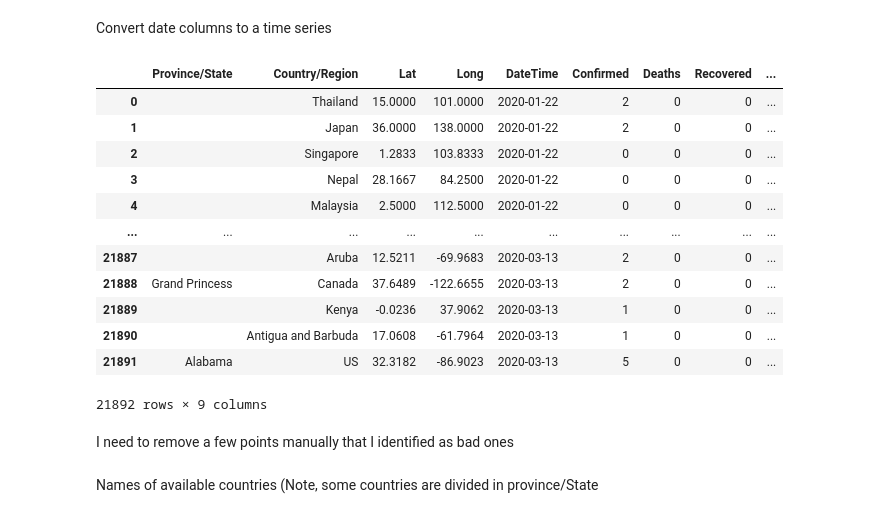
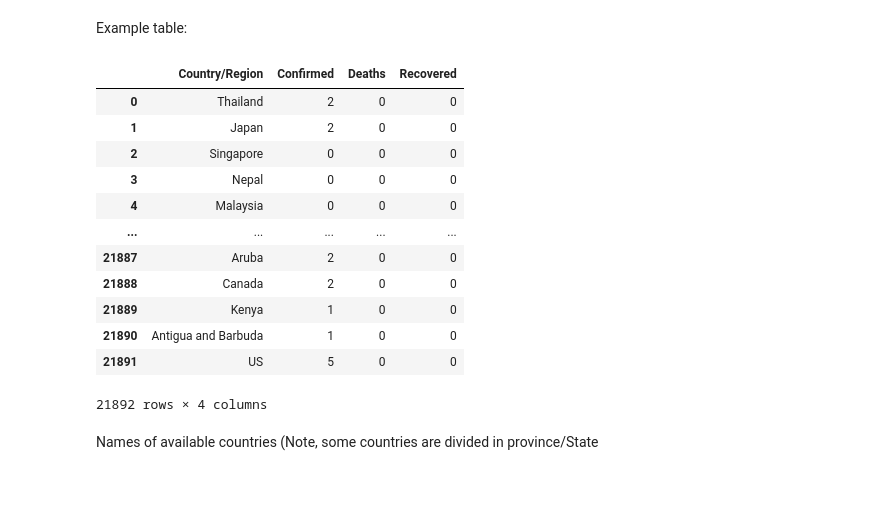
Before and after one commit to jmoldon/coronavirus_analysis, a Jupyter notebook: coronavirus_analysis_v0_2020-03-14.ipynb, the cells around one changed output. Cells and saved outputs as stored; diff of their text form; code cells hidden in the pictures; blank space fills up the shorter version.

```diff
--- a/coronavirus_analysis_v0_2020-03-14.ipynb
+++ b/coronavirus_analysis_v0_2020-03-14.ipynb
@@ -24,6 +26,4 @@ df2 = pd.read_csv(file2, error_bad_lines=False)
 df3 = pd.read_csv(file3, error_bad_lines=False)
 
 #display(df1.head(), df2.head(), df3.head())
-# %% [markdown]
-Convert date columns to a time series
 # %%
@@ -39,22 +40,22 @@ data = pd.concat([df1u, df2u, df3u], axis=1, join='inner')
 data = data.loc[:,~data.columns.duplicated()] # Remove columns that were repeated in the three datasets
 data['mortality_fraction'] = data['Deaths']/data['Confirmed']
 data['Province/State'][data['Province/State'].isna()] = ''
-# %%
-data
-# %% [output]
-|  | Province/State | Country/Region | Lat | Long | DateTime | Confirmed | Deaths | Recovered | ... |
-| 0 |  | Thailand | 15.0000 | 101.0000 | 2020-01-22 | 2 | 0 | 0 | ... |
-| 1 |  | Japan | 36.0000 | 138.0000 | 2020-01-22 | 2 | 0 | 0 | ... |
-| 2 |  | Singapore | 1.2833 | 103.8333 | 2020-01-22 | 0 | 0 | 0 | ... |
-| 3 |  | Nepal | 28.1667 | 84.2500 | 2020-01-22 | 0 | 0 | 0 | ... |
-| 4 |  | Malaysia | 2.5000 | 112.5000 | 2020-01-22 | 0 | 0 | 0 | ... |
-| ... | ... | ... | ... | ... | ... | ... | ... | ... | ... |
-| 21887 |  | Aruba | 12.5211 | -69.9683 | 2020-03-13 | 2 | 0 | 0 | ... |
-| 21888 | Grand Princess | Canada | 37.6489 | -122.6655 | 2020-03-13 | 2 | 0 | 0 | ... |
-| 21889 |  | Kenya | -0.0236 | 37.9062 | 2020-03-13 | 1 | 0 | 0 | ... |
-| 21890 |  | Antigua and Barbuda | 17.0608 | -61.7964 | 2020-03-13 | 1 | 0 | 0 | ... |
-| 21891 | Alabama | US | 32.3182 | -86.9023 | 2020-03-13 | 5 | 0 | 0 | ... |
-21892 rows × 9 columns
-# %% [markdown]
-I need to remove a few points manually that I identified as bad ones
+# %% [markdown]
+Example table:
+# %%
+data[['Country/Region','Confirmed','Deaths','Recovered']]
+# %% [output]
+|  | Country/Region | Confirmed | Deaths | Recovered |
+| 0 | Thailand | 2 | 0 | 0 |
+| 1 | Japan | 2 | 0 | 0 |
+| 2 | Singapore | 0 | 0 | 0 |
+| 3 | Nepal | 0 | 0 | 0 |
+| 4 | Malaysia | 0 | 0 | 0 |
+| ... | ... | ... | ... | ... |
+| 21887 | Aruba | 2 | 0 | 0 |
+| 21888 | Canada | 2 | 0 | 0 |
+| 21889 | Kenya | 1 | 0 | 0 |
+| 21890 | Antigua and Barbuda | 1 | 0 | 0 |
+| 21891 | US | 5 | 0 | 0 |
+21892 rows × 4 columns
 # %%
```
Also changed, not shown: parts of 11 cells of this notebook, 2 other files.
